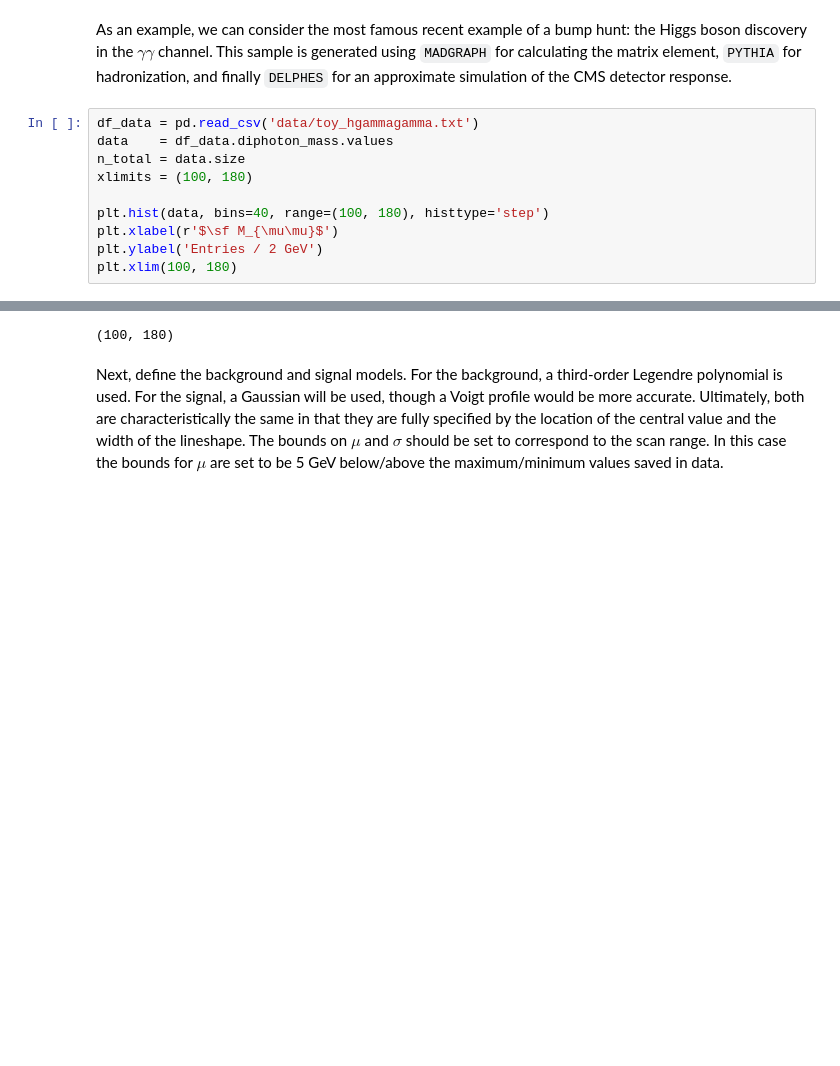
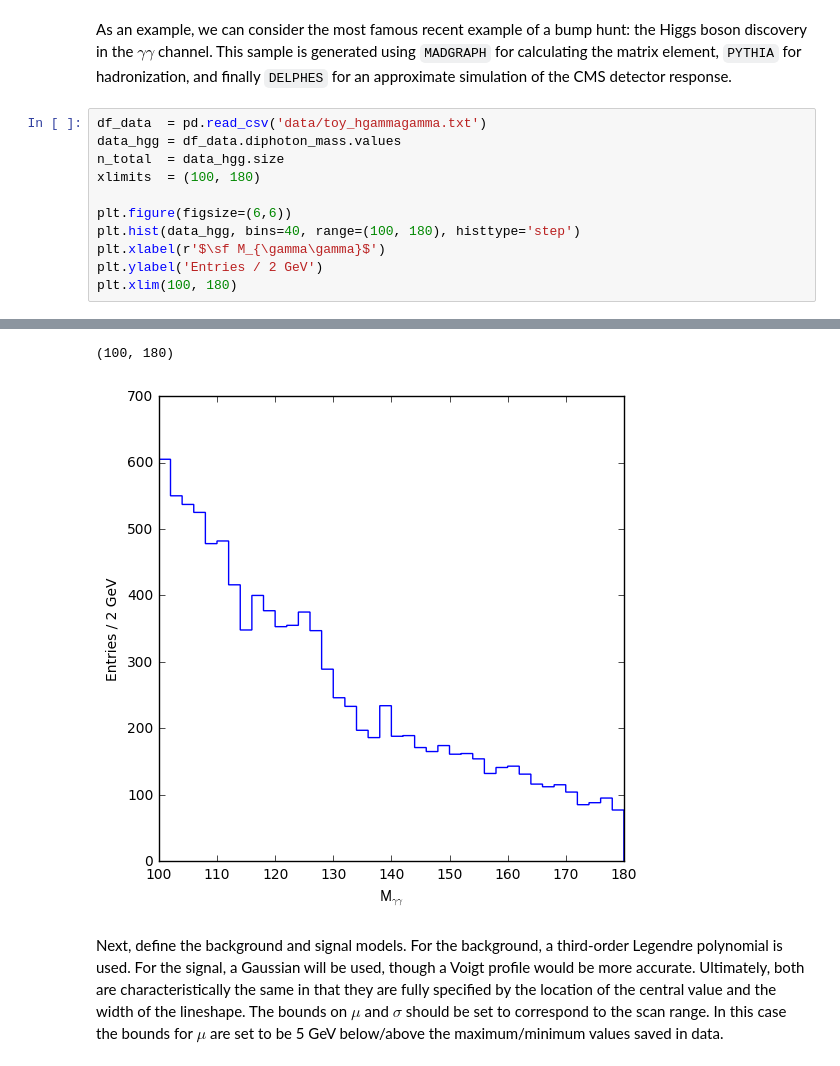
Before and after one commit to naodell/nllfit, a Jupyter notebook: examples/gross_vitells_higgs.ipynb, the cells around one changed output, grey strips where cells are left out. Saved outputs shown, nothing was run; the diff lists cells and outputs as text; blank space fills up the shorter version.

```diff
--- a/examples/gross_vitells_higgs.ipynb
+++ b/examples/gross_vitells_higgs.ipynb
@@ -56,13 +56,14 @@ import nllfit.lookee as lee
 # %% [markdown]
 As an example, we can consider the most famous recent example of a bump hunt: the Higgs boson discovery in the $\gamma\gamma$ channel.  This sample is generated using `MADGRAPH` for calculating the matrix element, `PYTHIA` for hadronization, and finally `DELPHES` for an approximate simulation of the CMS detector response.
 # %%
-df_data = pd.read_csv('data/toy_hgammagamma.txt')
-data    = df_data.diphoton_mass.values
-n_total = data.size
-xlimits = (100, 180)
+df_data  = pd.read_csv('data/toy_hgammagamma.txt')
+data_hgg = df_data.diphoton_mass.values
+n_total  = data_hgg.size
+xlimits  = (100, 180)
 
-plt.hist(data, bins=40, range=(100, 180), histtype='step')
-plt.xlabel(r'$\sf M_{\mu\mu}$')
+plt.figure(figsize=(6,6))
+plt.hist(data_hgg, bins=40, range=(100, 180), histtype='step')
+plt.xlabel(r'$\sf M_{\gamma\gamma}$')
 plt.ylabel('Entries / 2 GeV')
 plt.xlim(100, 180)
 # %% [output]
@@ -71,4 +70,5 @@ plt.xlim(100, 180)
 (100, 180)
+[figure, added]
 # %% [markdown]
 Next, define the background and signal models. For the background, a third-order Legendre polynomial is used.  For the signal, a Gaussian will be used, though a Voigt profile would be more accurate.  Ultimately, both are characteristically the same in that they are fully specified by the location of the central value and the width of the lineshape.  The bounds on $\mu$ and $\sigma$ should be set to correspond to the scan range.  In this case the bounds for $\mu$ are set to be 5 GeV below/above the maximum/minimum values saved in data.
 # %%
```
Also changed, not shown: parts of 14 cells of this notebook.
